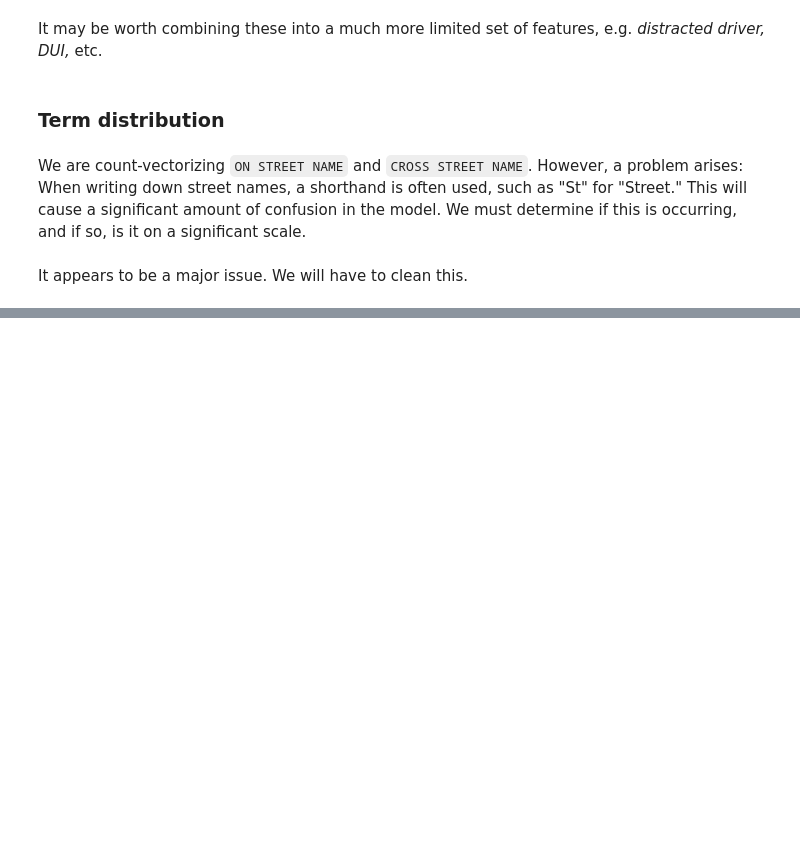
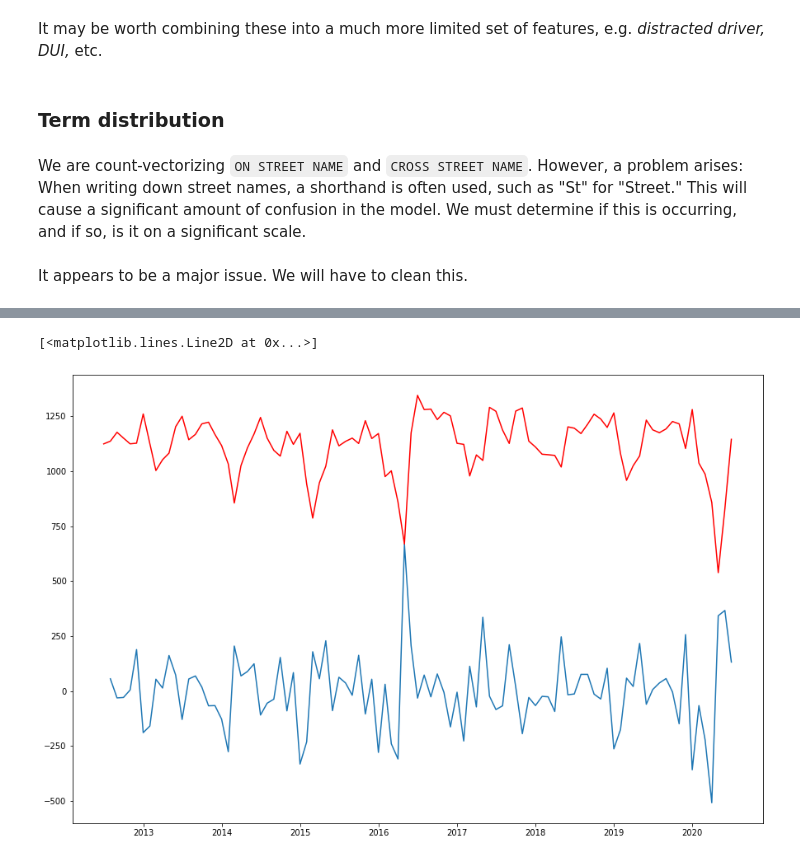
Before and after one commit to HechtYehuda/NYC-MVA-model, a Jupyter notebook: Model prework/EDA.ipynb, the cells around one changed output, grey strips where cells are left out. Cells and saved outputs as stored; diff of their text form; code cells hidden in the pictures; blank space fills up the shorter version.

```diff
--- a/Model prework/EDA.ipynb
+++ b/Model prework/EDA.ipynb
@@ -326,0 +598,36 @@ df.to_csv(data_path)
+# %%
+def evaluate_arima_model(data, arima_order):
+    split=int(len(data) * 0.8)
+    train, test = data[0:split], data[split:len(data)]
+    past=[x for x in train]
+    predictions = list()
+    for i in range(len(test)):
+        model = ARIMA(past, order=arima_order)
+        model_fit = model.fit(disp=0)
+        future = model_fit.forecast()[0]
+        predictions.append(future)
+        past.append(test[i])
+    error = mean_squared_error(test, predictions)
+    return error
+
+def evaluate_models(dataset, p_values, d_values, q_values):
+    best_score, best_cfg = float("inf"), None
+    for p in p_values:
+        for d in d_values:
+            for q in q_values:
+                order = (p,d,q)
+                try:
+                    mse = evaluate_arima_model(dataset, order)
+                    if mse < best_score:
+                        best_score, best_arima = mse, order
+                    print('ARIMA%s MSE=%.12f' % (order,mse))
+                except:
+                    continue
+    print('Best ARIMA%s MSE=%.12f' % (best_arima, best_score))
+    return best_arima
+
+p = [x for x in range(0, 3)]
+d = [x for x in range(0, 3)]
+q = [x for x in range(0, 3)]
+
+best_arima = evaluate_models(time_series, p, d, q)
@@ -326,0 +652,11 @@ df.to_csv(data_path)
+# %%
+model = ARIMA(time_series, order=best_arima)
+model_fit = model.fit()
+forecast = model_fit.forecast(24)
+# %%
+plt.figure(figsize=(15,10))
+plt.plot(time_series.diff())
+plt.plot(model_fit.predict(), color = 'red')
+# %% [output]
+[<matplotlib.lines.Line2D at 0x...>]
+[figure, added]
```
Also changed, not shown: parts of 48 cells of this notebook, 15 other files.
